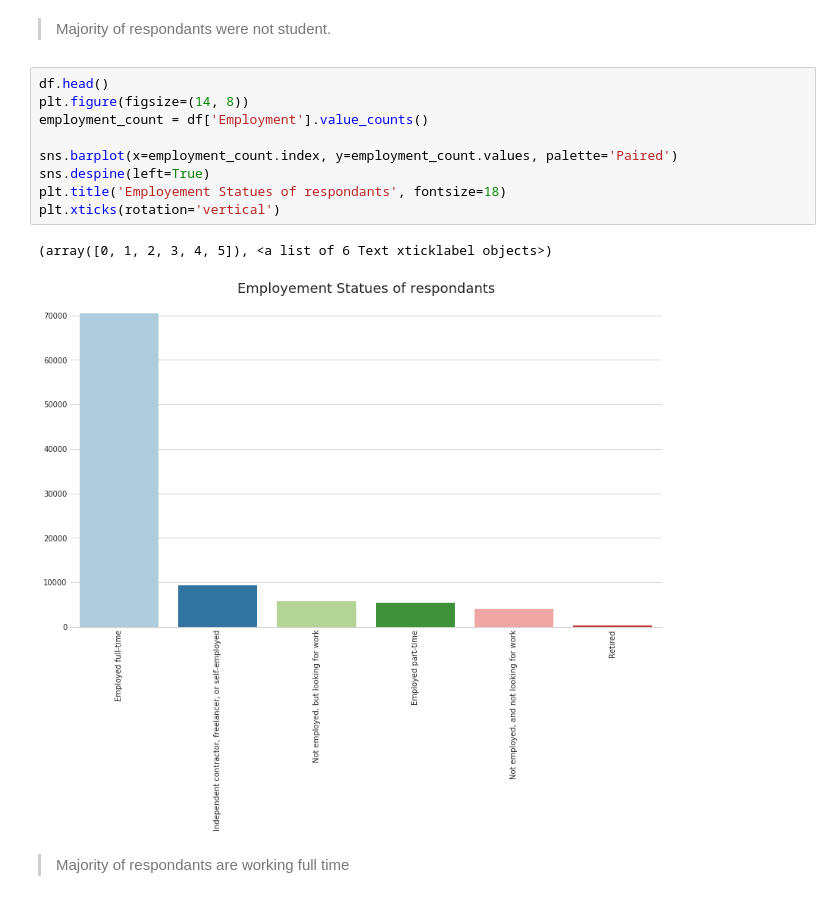
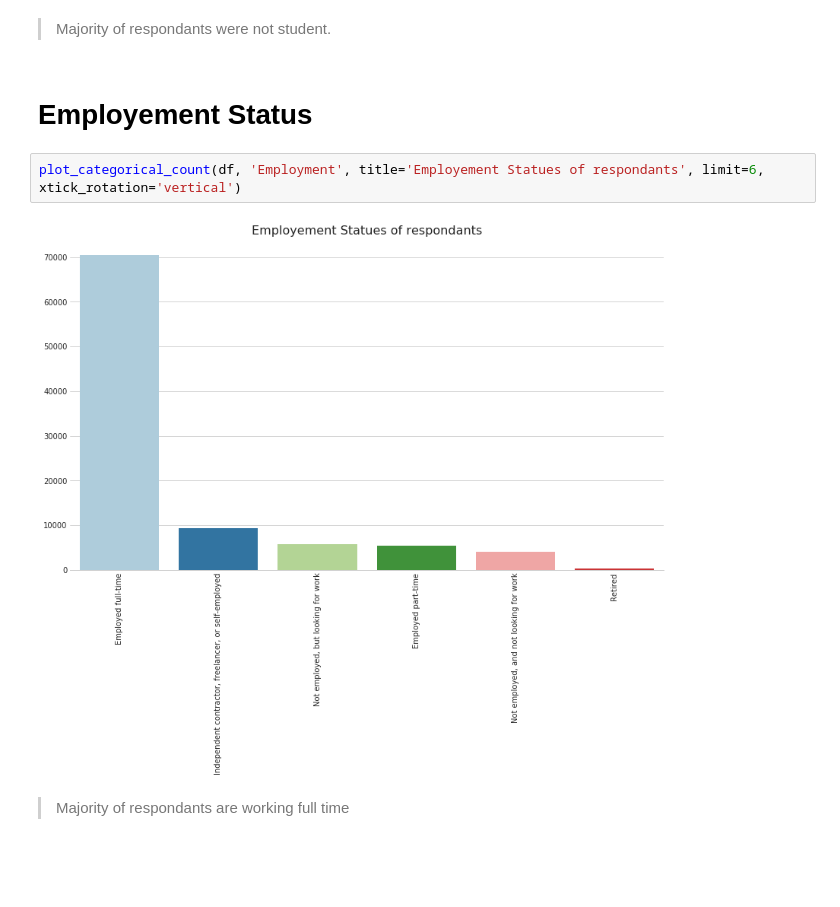
Before and after one commit to djaballah/Stack-Overflow-2018-Developer-Survey-Analysis, a Jupyter notebook: Simple Eda.ipynb, the cells around one changed output. Saved outputs shown, nothing was run; the diff lists cells and outputs as text; blank space fills up the shorter version.

```diff
--- a/Simple Eda.ipynb
+++ b/Simple Eda.ipynb
@@ -108,16 +92,10 @@ Text(0.5,1,'Number Of Student')
 # %% [markdown]
  > Majority of respondants were not student.
-# %%
-df.head()
-plt.figure(figsize=(14, 8))
-employment_count = df['Employment'].value_counts()
-
-sns.barplot(x=employment_count.index, y=employment_count.values, palette='Paired')
-sns.despine(left=True)
-plt.title('Employement Statues of respondants', fontsize=18)
-plt.xticks(rotation='vertical')
-# %% [output]
-(array([0, 1, 2, 3, 4, 5]), <a list of 6 Text xticklabel objects>)
-[figure, removed]
+# %% [markdown]
+# Employement Status
+# %%
+plot_categorical_count(df, 'Employment', title='Employement Statues of respondants', limit=6, xtick_rotation='vertical')
+# %% [output]
+[figure, added]
 # %% [markdown]
 > Majority of respondants are working full time
```
Also changed, not shown: parts of 41 cells of this notebook.
